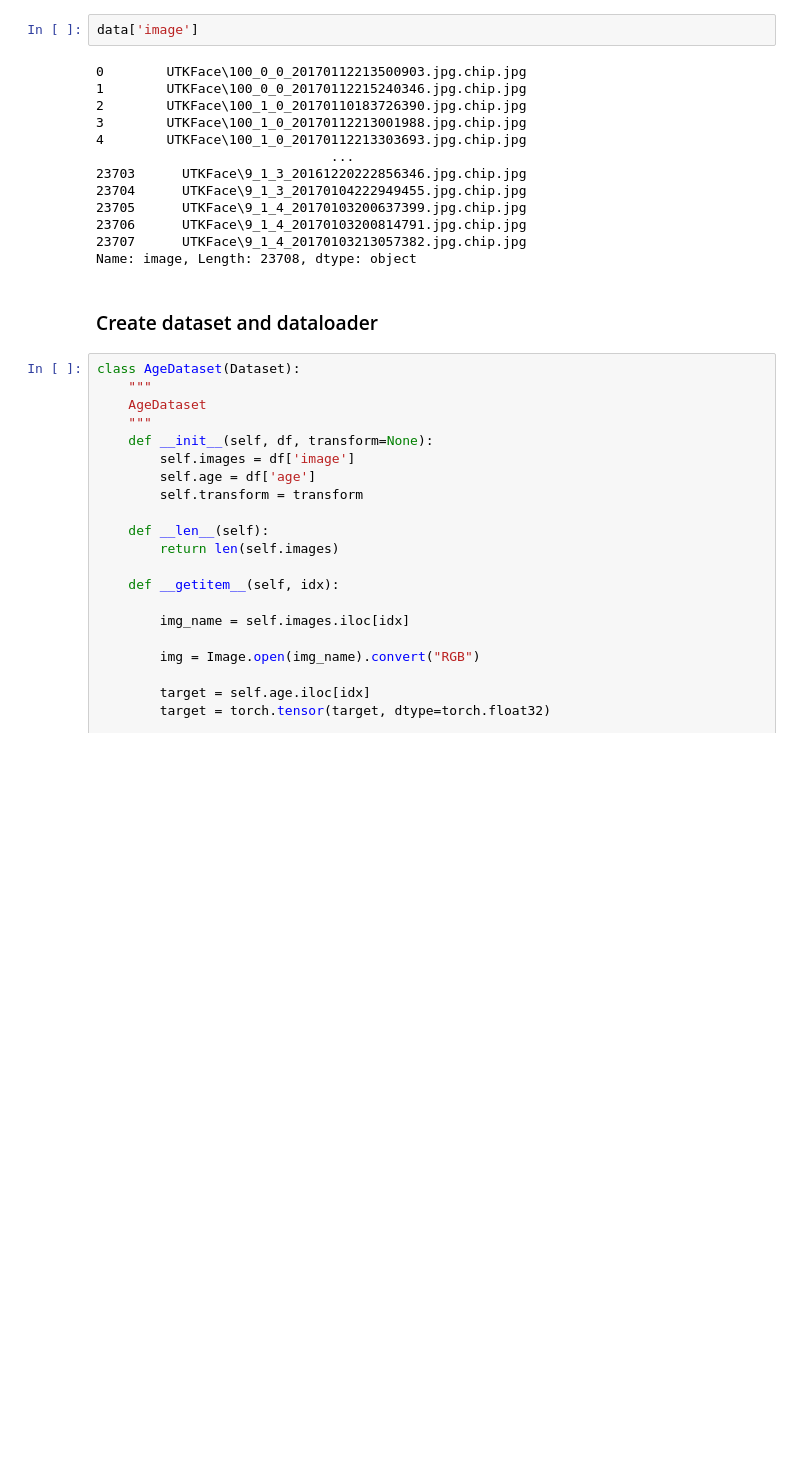
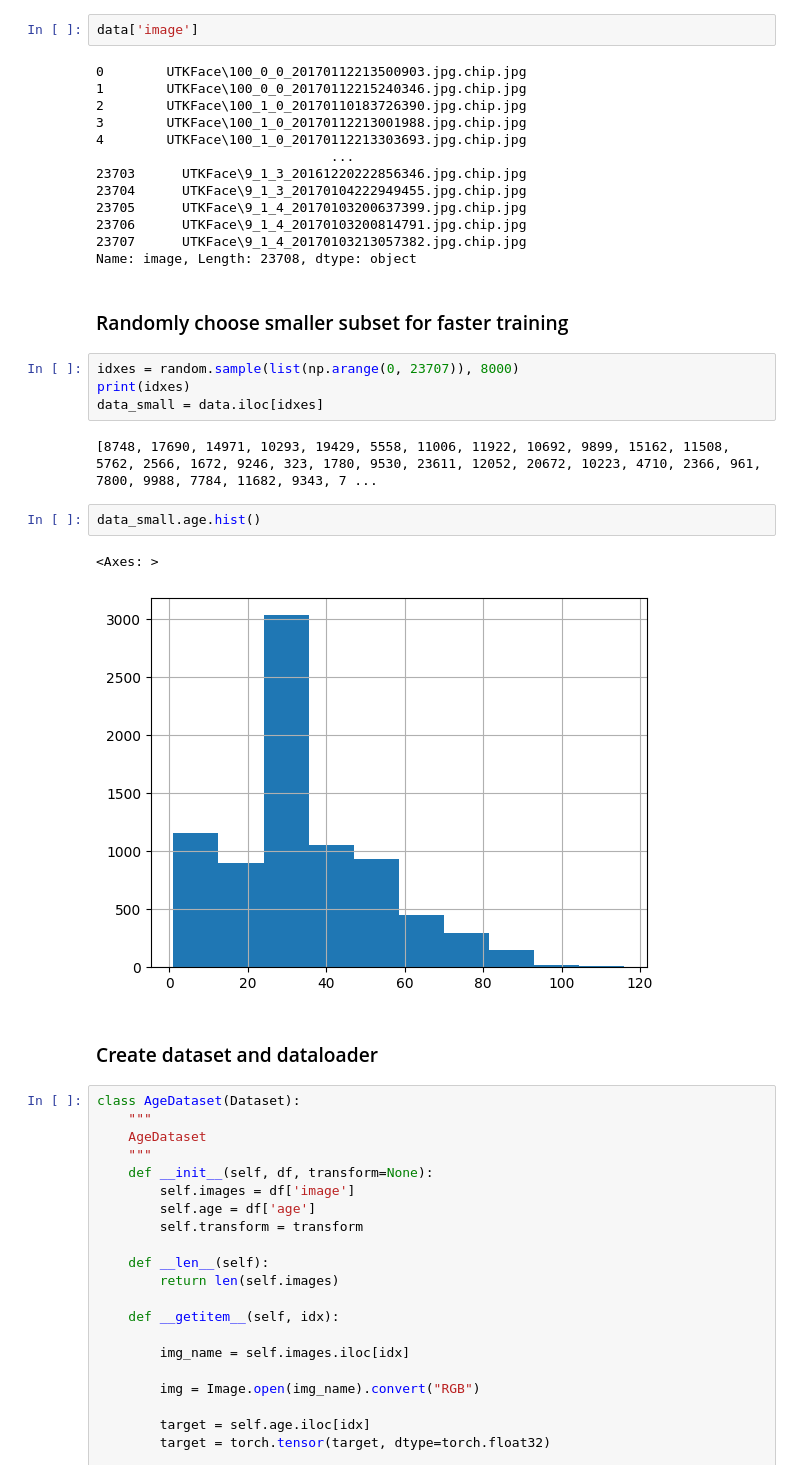
Before and after one commit to helenprokonina/AgePrediction, a Jupyter notebook: age_prediction.ipynb, the cells around one changed output. Cells and saved outputs as stored; diff of their text form; blank space fills up the shorter version.

```diff
--- a/age_prediction.ipynb
+++ b/age_prediction.ipynb
@@ -107,6 +108,19 @@ data['image']
 23706      UTKFace\9_1_4_20170103200814791.jpg.chip.jpg
 23707      UTKFace\9_1_4_20170103213057382.jpg.chip.jpg
 Name: image, Length: 23708, dtype: object
+# %% [markdown]
+### Randomly choose smaller subset for faster training
+# %%
+idxes = random.sample(list(np.arange(0, 23707)), 8000)
+print(idxes)
+data_small = data.iloc[idxes]
+# %% [output]
+[8748, 17690, 14971, 10293, 19429, 5558, 11006, 11922, 10692, 9899, 15162, 11508, 5762, 2566, 1672, 9246, 323, 1780, 9530, 23611, 12052, 20672, 10223, 4710, 2366, 961, 7800, 9988, 7784, 11682, 9343, 7 ...
+# %%
+data_small.age.hist()
+# %% [output]
+<Axes: >
+[figure, added]
 # %% [markdown]
 ### Create dataset and dataloader
 # %%
```
Also changed, not shown: parts of 44 cells of this notebook, 1 other file.
